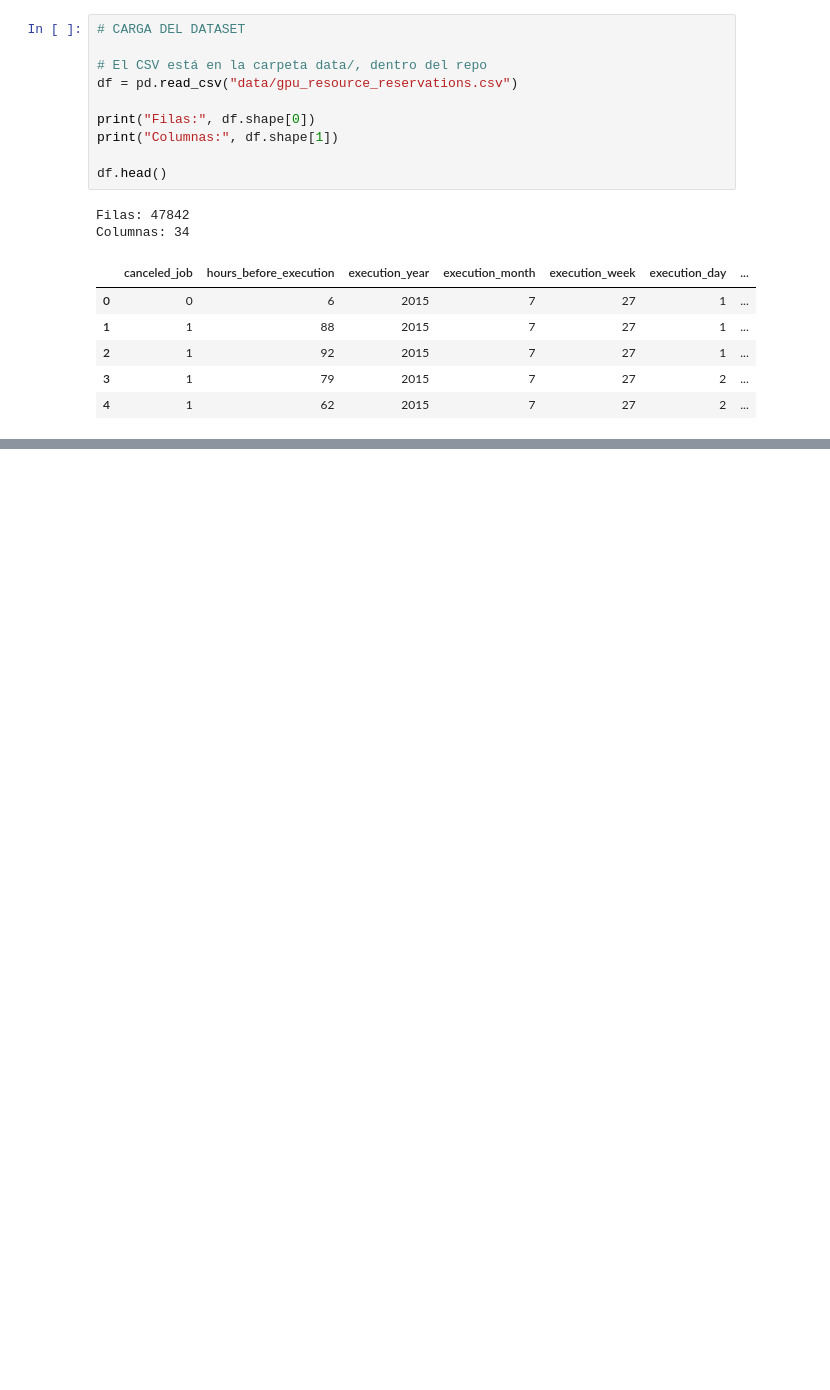
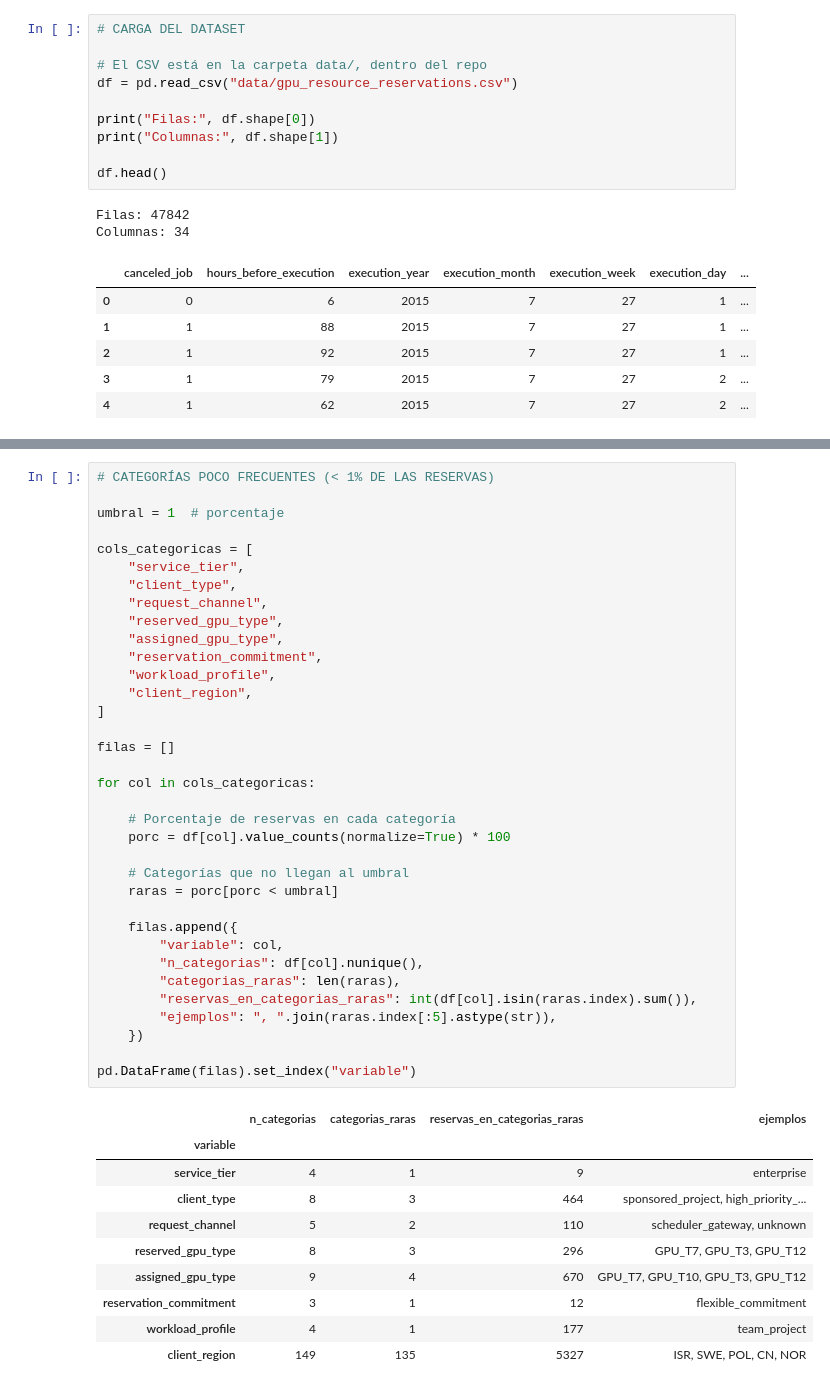
Before and after one commit to mszwarcberg-2004/TP3_ML, a Jupyter notebook: TP3_Grupo.ipynb, the cells around one changed output, grey strips where cells are left out. Drawn from its saved outputs; the diff is of its cells as text; blank space fills up the shorter version.

```diff
--- a/TP3_Grupo.ipynb
+++ b/TP3_Grupo.ipynb
@@ -160,0 +452,46 @@ pd.crosstab(df["execution_status"], df["canceled_job"])
+# %%
+# CATEGORÍAS POCO FRECUENTES (< 1% DE LAS RESERVAS)
+
+umbral = 1  # porcentaje
+
+cols_categoricas = [
+    "service_tier",
+    "client_type",
+    "request_channel",
+    "reserved_gpu_type",
+    "assigned_gpu_type",
+    "reservation_commitment",
+    "workload_profile",
+    "client_region",
+]
+
+filas = []
+
+for col in cols_categoricas:
+
+    # Porcentaje de reservas en cada categoría
+    porc = df[col].value_counts(normalize=True) * 100
+
+    # Categorías que no llegan al umbral
+    raras = porc[porc < umbral]
+
+    filas.append({
+        "variable": col,
+        "n_categorias": df[col].nunique(),
+        "categorias_raras": len(raras),
+        "reservas_en_categorias_raras": int(df[col].isin(raras.index).sum()),
+        "ejemplos": ", ".join(raras.index[:5].astype(str)),
+    })
+
+pd.DataFrame(filas).set_index("variable")
+# %% [output]
+|  | n_categorias | categorias_raras | reservas_en_categorias_raras | ejemplos |
+| variable |  |  |  |  |
+| service_tier | 4 | 1 | 9 | enterprise |
+| client_type | 8 | 3 | 464 | sponsored_project, high_priority_... |
+| request_channel | 5 | 2 | 110 | scheduler_gateway, unknown |
+| reserved_gpu_type | 8 | 3 | 296 | GPU_T7, GPU_T3, GPU_T12 |
+| assigned_gpu_type | 9 | 4 | 670 | GPU_T7, GPU_T10, GPU_T3, GPU_T12 |
+| reservation_commitment | 3 | 1 | 12 | flexible_commitment |
+| workload_profile | 4 | 1 | 177 | team_project |
+| client_region | 149 | 135 | 5327 | ISR, SWE, POL, CN, NOR |
```
Also changed, not shown: parts of 22 cells of this notebook.
